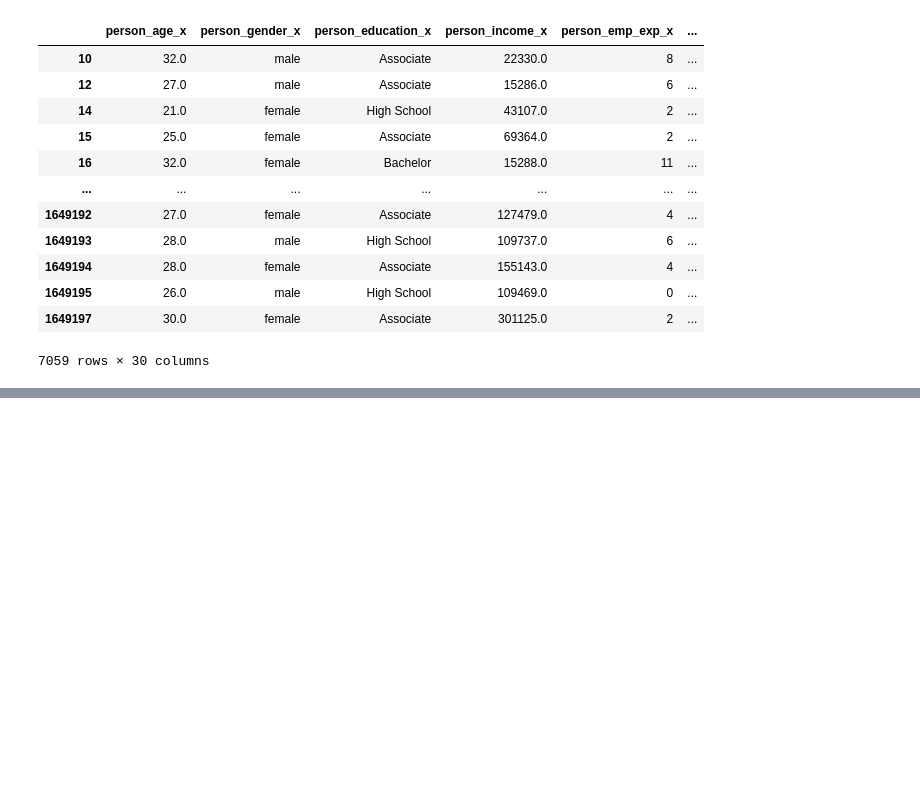
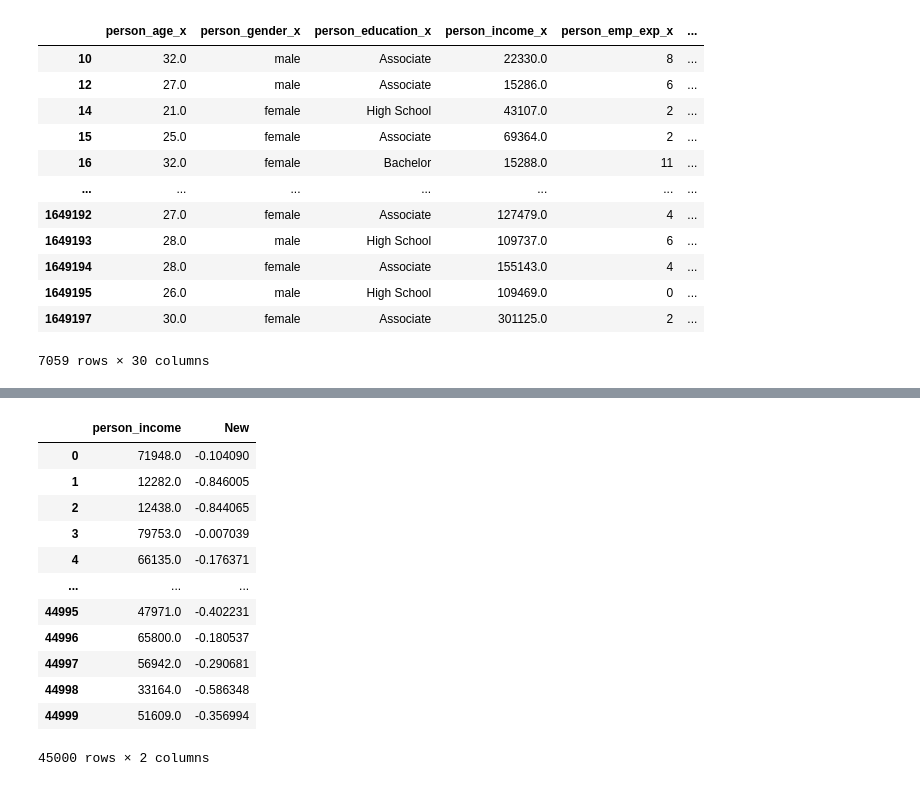
Before and after one commit to sarthak-opash/AI-ML-Internship, a Jupyter notebook: EDA + Feature Engineering/loan_data.ipynb, the cells around one changed output, grey strips where cells are left out. Saved outputs shown, nothing was run; the diff lists cells and outputs as text; code cells hidden in the pictures; blank space fills up the shorter version.

```diff
--- a/EDA + Feature Engineering/loan_data.ipynb
+++ b/EDA + Feature Engineering/loan_data.ipynb
@@ -375,0 +395,18 @@ result_df
+# %%
+le = StandardScaler()
+data[['New']] = le.fit_transform(data[['person_income']])
+data[['person_income','New']]
+# %% [output]
+|  | person_income | New |
+| 0 | 71948.0 | -0.104090 |
+| 1 | 12282.0 | -0.846005 |
+| 2 | 12438.0 | -0.844065 |
+| 3 | 79753.0 | -0.007039 |
+| 4 | 66135.0 | -0.176371 |
+| ... | ... | ... |
+| 44995 | 47971.0 | -0.402231 |
+| 44996 | 65800.0 | -0.180537 |
+| 44997 | 56942.0 | -0.290681 |
+| 44998 | 33164.0 | -0.586348 |
+| 44999 | 51609.0 | -0.356994 |
+45000 rows × 2 columns
```
Also changed, not shown: parts of 6 cells of this notebook, 2 other files.
